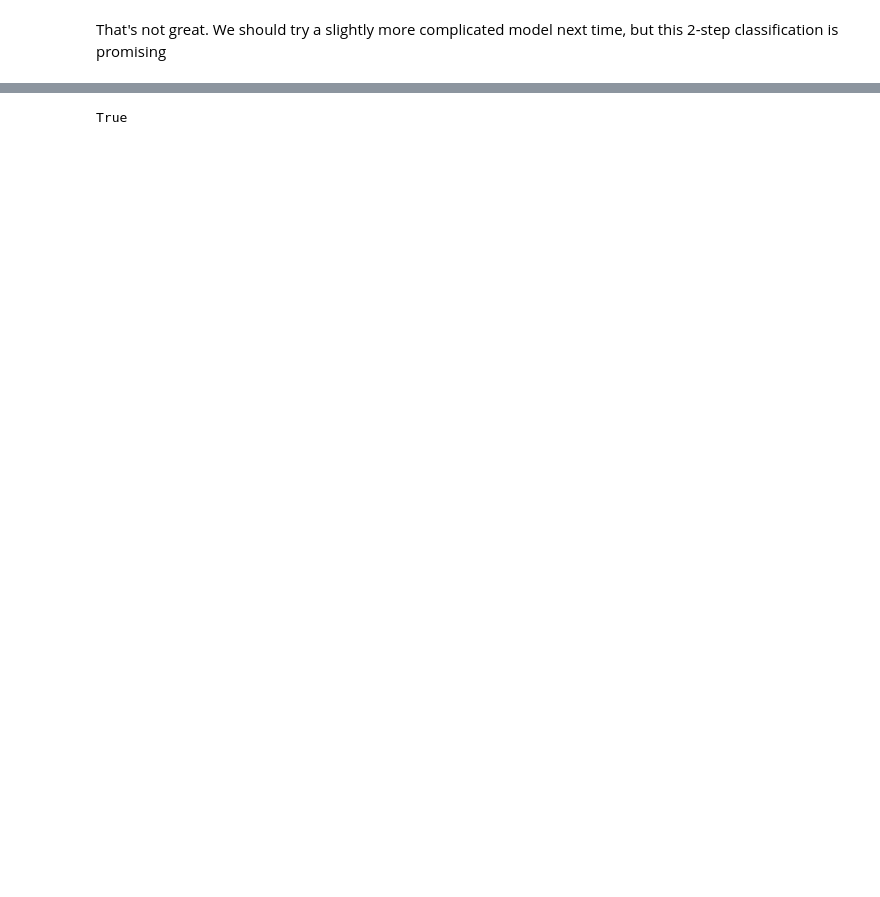
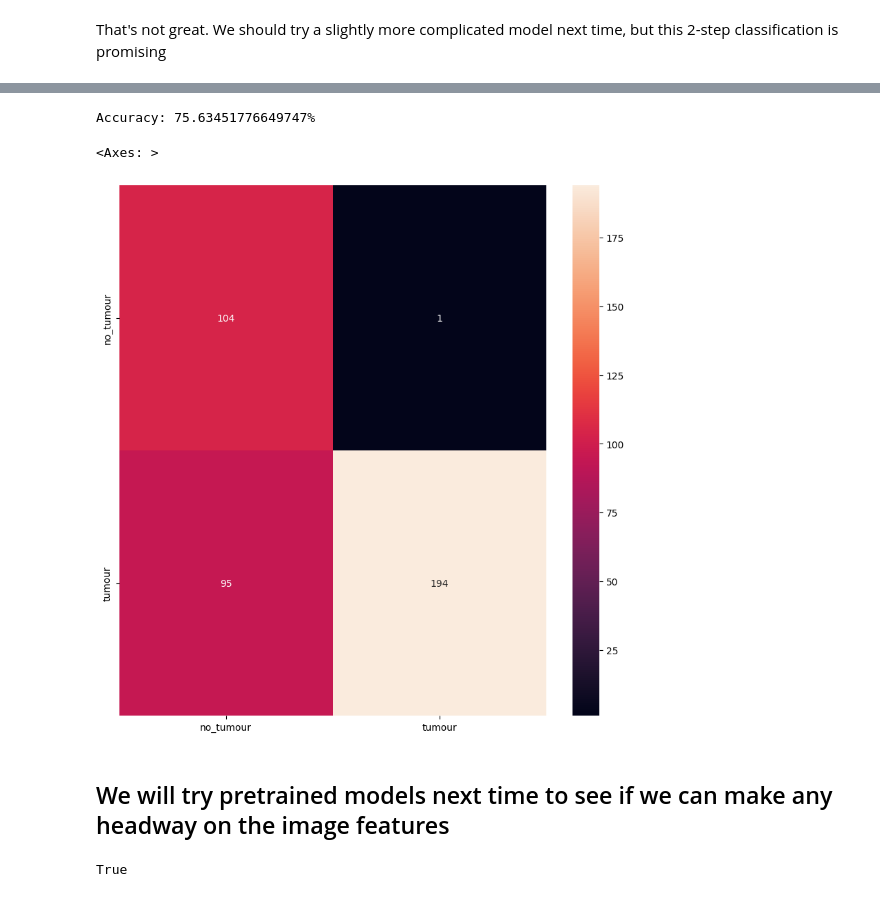
Before and after one commit to heng-le/MRI-classification, a Jupyter notebook: adam_init.ipynb, the cells around one changed output, grey strips where cells are left out. Saved outputs shown, nothing was run; the diff lists cells and outputs as text; code cells hidden in the pictures; blank space fills up the shorter version.

```diff
--- a/adam_init.ipynb
+++ b/adam_init.ipynb
@@ -529,0 +717,17 @@ That's not great. We should try a slightly more complicated model next time, but
+# %%
+# train the model and time each epoch. The code should work with both CPU and GPU
+n_epochs = 10
+start_time = time.time()
+first_start = start_time
+train_temp = train_loader_gpu_bin_256 if torch.cuda.is_available() else train_loader_bin_256
+for epoch in range(n_epochs):
+    model_bin_256.train()
+    for data, target in train_temp:
+        optimizer.zero_grad()
+        output = model_bin_256(data)
+        loss = criterion(output, target)
+        loss.backward()
+        optimizer.step()
+    print(f'Epoch {epoch+1}/{n_epochs} - Loss: {loss.item()} performed in {time.time() - start_time} seconds')
+    start_time = time.time()
+print(f'Total Train Time: {time.time() - first_start} seconds')
@@ -529,0 +746,15 @@ That's not great. We should try a slightly more complicated model next time, but
+# %%
+# test the model accuracy
+correct = 0
+total = 0
+model_bin_256.eval()
+test_temp = test_loader_gpu_bin_256 if torch.cuda.is_available() else test_loader_bin_256
+with torch.no_grad():
+    for data, target in test_temp:
+        output = model_bin_256(data)
+        _, predicted = torch.max(output, 1)
+        total += target.size(0)
+        correct += (predicted == target).sum().item()
+print(f'Accuracy: {100 * correct / total}%')
+# %% [output]
+Accuracy: 75.63451776649747%
@@ -530,3 +763,23 @@ That's not great. We should try a slightly more complicated model next time, but
+# %%
+# plot the confusion matrix
+fig, ax = plt.subplots(figsize=(10, 10))
+confusion_matrix = np.zeros((2, 2))
+model_bin_256.eval()
+with torch.no_grad():
+    for data, target in test_temp:
+        output = model_bin_256(data)
+        _, predicted = torch.max(output, 1)
+        for i in range(len(predicted)):
+            confusion_matrix[target[i]][predicted[i]] += 1
+# convert the confusion matrix to an integer 2d array
+confusion_matrix = confusion_matrix.astype(int)
+classes = ['no_tumour', 'tumour']
+sns.heatmap(confusion_matrix, annot=True, fmt = 'd', xticklabels=classes, yticklabels=classes, ax=ax)
+# %% [output]
+<Axes: >
+[figure, added]
+# %% [markdown]
+## We will try pretrained models next time to see if we can make any headway on the image features
 # %%
 # we might want to detect a tumour first, and then afterwards classify it
 # we can refer to this https://github.com/kondratevakate/mri-deep-learning-tools maybe for insight or techniques
```
Also changed, not shown: parts of 30 cells of this notebook, 1 other file.
